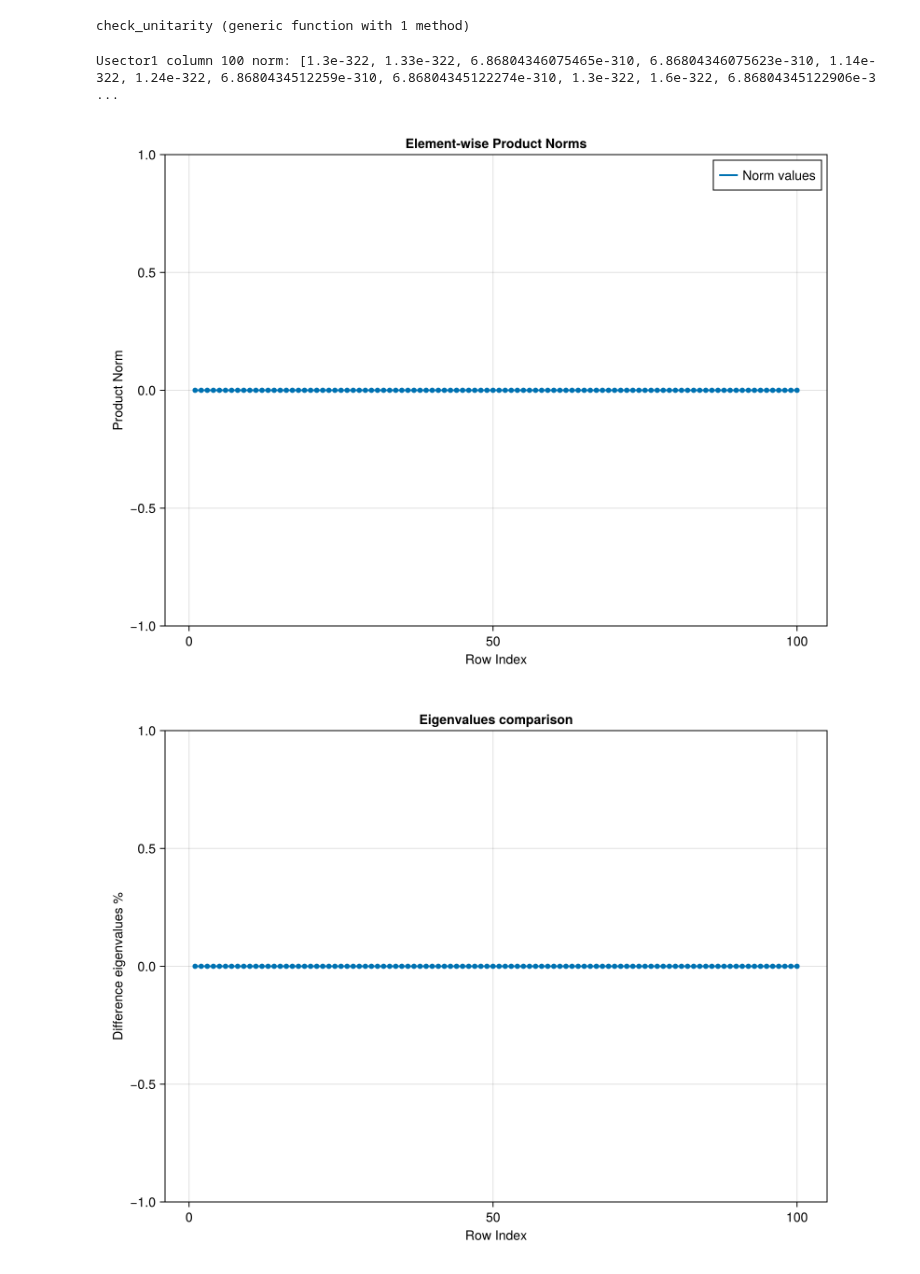
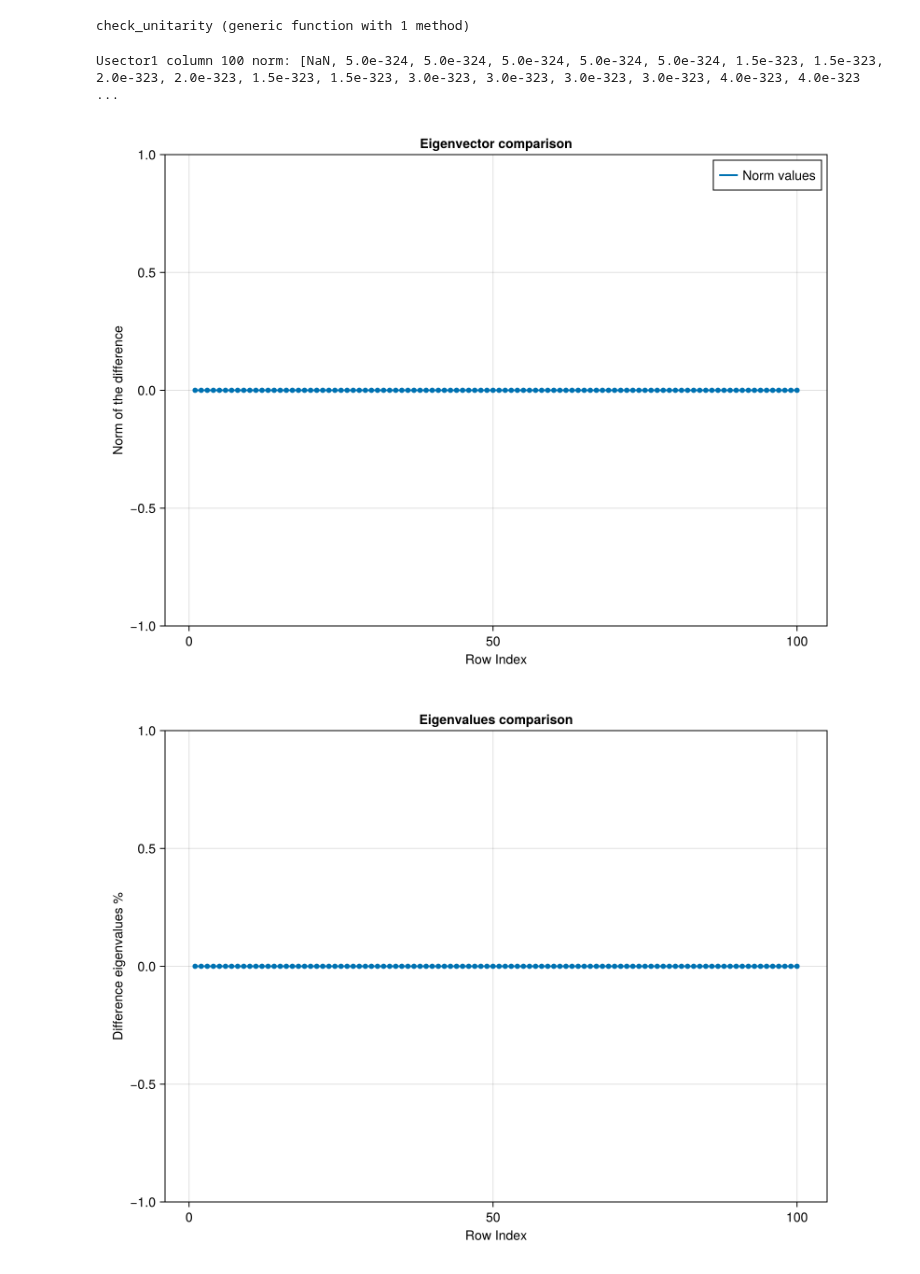
Before and after one commit to philippeller/Newtrinos.jl, a Jupyter notebook: src/experiments/katrin/Usector_test.ipynb, the cells around one changed output. Cells and saved outputs as stored; diff of their text form; code cells hidden in the pictures.

```diff
--- a/src/experiments/katrin/Usector_test.ipynb
+++ b/src/experiments/katrin/Usector_test.ipynb
@@ -41,11 +39,11 @@ matrix=Newtrinos.osc.get_matrices(osc_cfg.flavour)(par)
 using DelimitedFiles
 
 
-eigen1= readdlm("/home/sofialon/Newtrinos.jl/src/experiments/katrin/eigen_data1.csv", ',')
+eigen1= readdlm("/home/sofialon/Newtrinos.jl/src/experiments/katrin/eigen_data3.csv", ',')
 
 eigen2= readdlm("/home/sofialon/Newtrinos.jl/src/experiments/katrin/eigen_data2.csv", ',')
 
-Usector1= readdlm("/home/sofialon/Newtrinos.jl/src/experiments/katrin/Usector_data1.csv", ',')
+Usector1= readdlm("/home/sofialon/Newtrinos.jl/src/experiments/katrin/Usector_data3.csv", ',')
 Usector2= readdlm("/home/sofialon/Newtrinos.jl/src/experiments/katrin/Usector_data2.csv", ',');
 # %%
 function check_unitarity(U)
@@ -77,31 +75,31 @@ end
 
 #the vectors are not normalized
 # %% [output]
-Usector1 column 100 norm: [1.3e-322, 1.33e-322, 6.86804346075465e-310, 6.86804346075623e-310, 1.14e-322, 1.24e-322, 6.8680434512259e-310, 6.86804345122274e-310, 1.3e-322, 1.6e-322, 6.86804345122906e-3 ...
+Usector1 column 100 norm: [NaN, 5.0e-324, 5.0e-324, 5.0e-324, 5.0e-324, 5.0e-324, 1.5e-323, 1.5e-323, 2.0e-323, 2.0e-323, 1.5e-323, 1.5e-323, 3.0e-323, 3.0e-323, 3.0e-323, 3.0e-323, 4.0e-323, 4.0e-323 ...
 # %%
 
 # Vectorized calculation
 d=length(Usector1[:,1])
 product = [norm(Usector1[:,i] .- Usector2[:,i]) for i in 1:d]
 #product = [norm(Usector1[:,i] .* Usector2[:,i]) for i in 1:d]
 
 # Plot
 fig = Figure(size = (800, 600))
 ax = Axis(fig[1, 1],
     xlabel = "Row Index",
-    ylabel = "Product Norm",
-    title = "Element-wise Product Norms"
+    ylabel = "Norm of the difference",
+    title = "Eigenvector comparison"
 )
 
 lines!(ax, 1:length(product), product, linewidth = 2, label = "Norm values")
 scatter!(ax, 1:length(product), product, markersize = 8)
 
 # Add legend if you want
 axislegend(ax)
 
 fig
 # %% [output]
-[figure, old version]
+[figure, new version]
 # %%
 
 # Vectorized calculation
```
Also changed, not shown: parts of 1 cell of this notebook, 9 other files.
